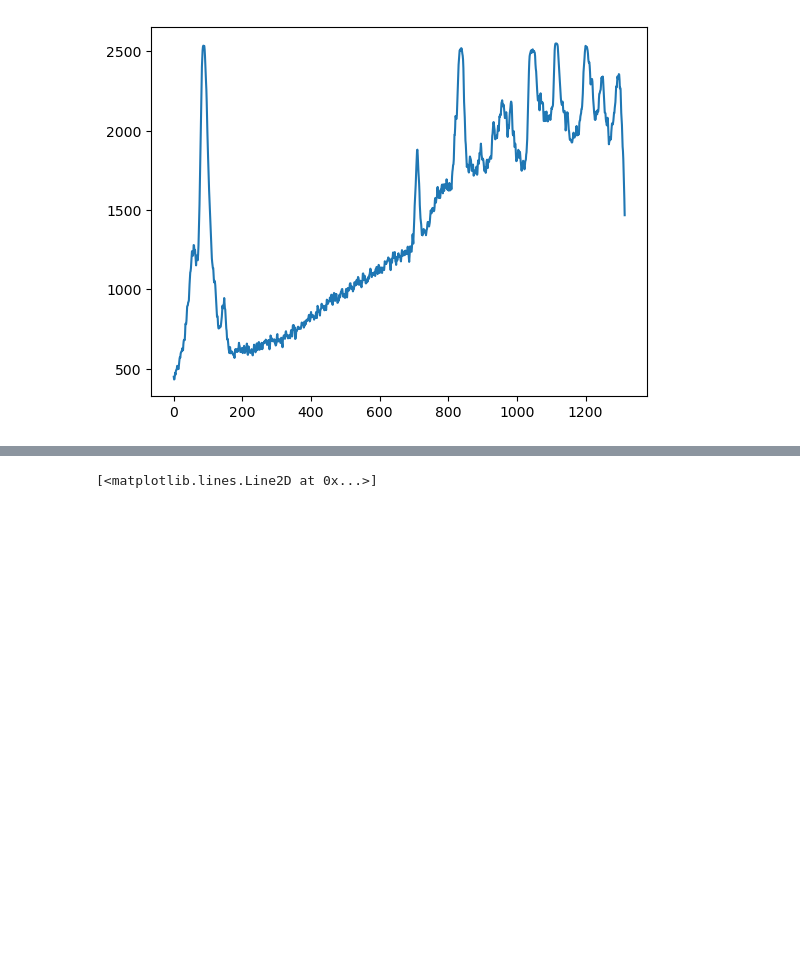
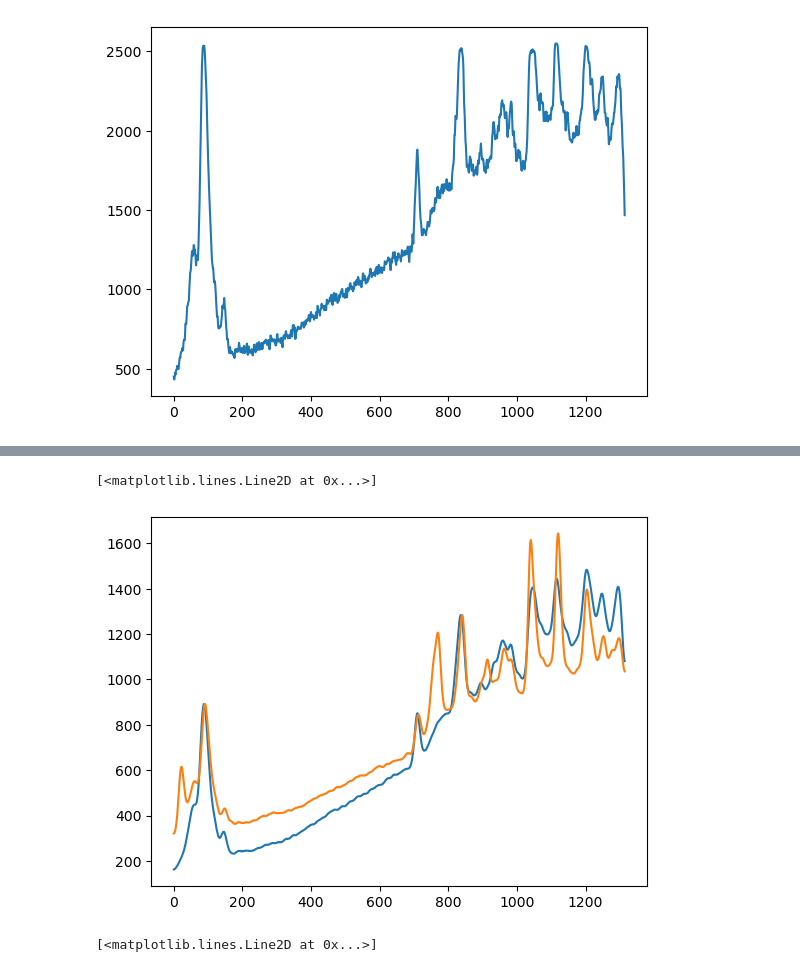
Before and after one commit to NoaVidovic/raman-processing, a Jupyter notebook: analysis.ipynb, the cells around one changed output, grey strips where cells are left out. Drawn from its saved outputs; the diff is of its cells as text; code cells hidden in the pictures; blank space fills up the shorter version.

```diff
--- a/analysis.ipynb
+++ b/analysis.ipynb
@@ -58,3 +85,16 @@ plt.plot(pmma_spec)
+# %%
+alpha = (benzo_smoothed[91]/pmma_smoothed[88] - benzo_smoothed[840]/pmma_smoothed[836])/(88-836)
+beta = benzo_smoothed[91]/pmma_smoothed[88] - alpha * 88
+
+ps_n = np.empty_like(pmma_smoothed)
+for x, y in enumerate(pmma_smoothed):
+    ps_n[x] = (alpha * x + beta) * y
+
+plt.plot(ps_n)
+plt.plot(benzo_smoothed)
+# %% [output]
+[<matplotlib.lines.Line2D at 0x...>]
+[figure, added]
 # %%
 plt.plot(benzo_spec)
 # %% [output]
```
Also changed, not shown: parts of 21 cells of this notebook, 1 other file.
